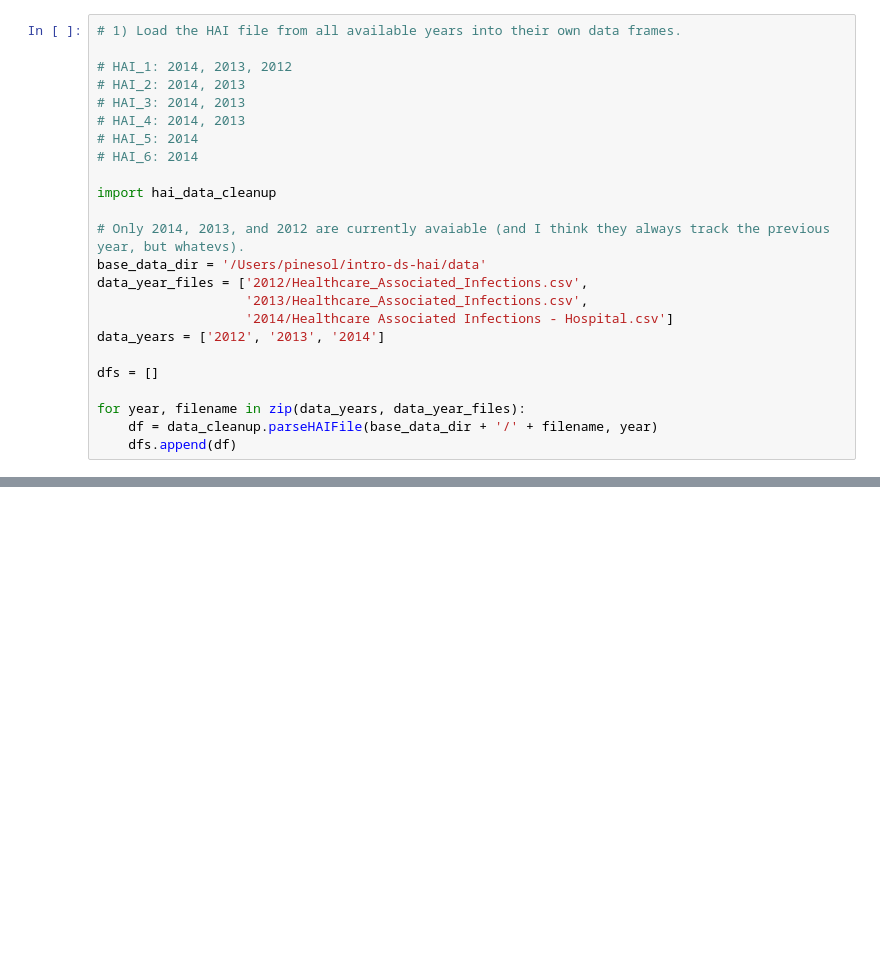
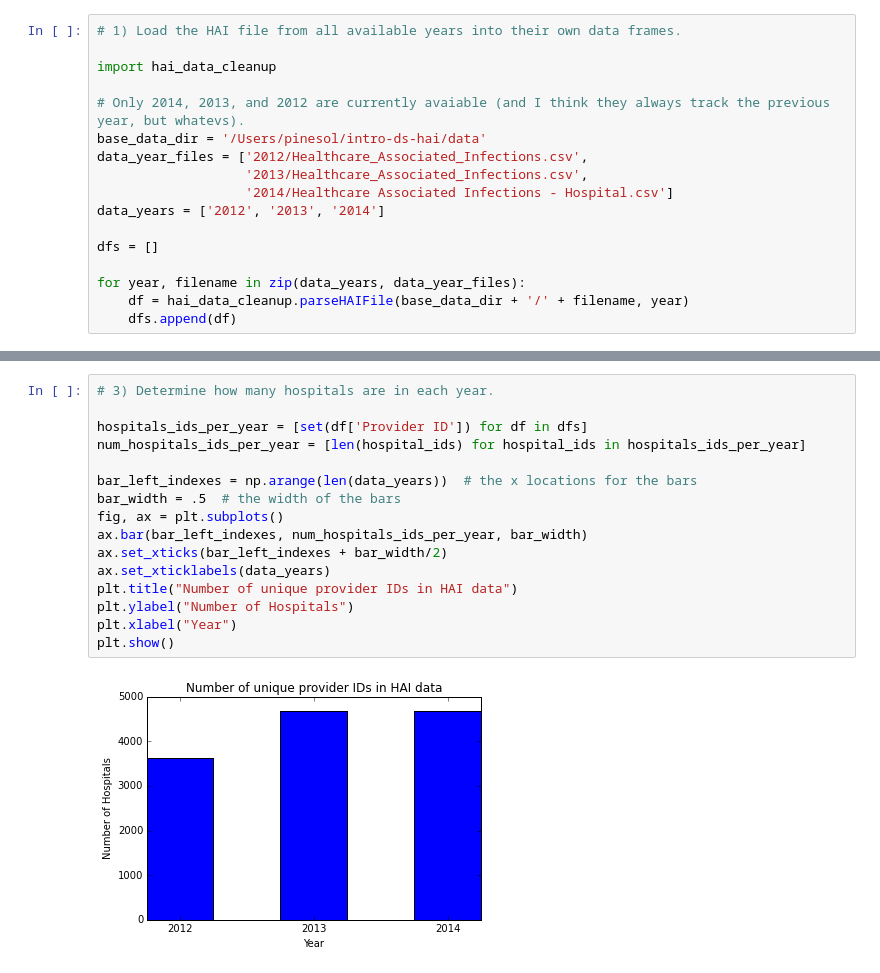
Before and after one commit to pinesol/intro-ds-hai, a Jupyter notebook: HAI_scores_over_time.ipynb, the cells around one changed output, grey strips where cells are left out. Cells and saved outputs as stored; diff of their text form; blank space fills up the shorter version.

```diff
--- a/HAI_scores_over_time.ipynb
+++ b/HAI_scores_over_time.ipynb
@@ -17,12 +24,5 @@ sys.path.append('/Users/pinesol/intro-ds-hai/src')
 # %%
 # 1) Load the HAI file from all available years into their own data frames.
-
-# HAI_1: 2014, 2013, 2012
-# HAI_2: 2014, 2013
-# HAI_3: 2014, 2013
-# HAI_4: 2014, 2013
-# HAI_5: 2014
-# HAI_6: 2014
 
 import hai_data_cleanup
 
@@ -36,5 +36,5 @@ data_years = ['2012', '2013', '2014']
 dfs = []
 
 for year, filename in zip(data_years, data_year_files):
-    df = data_cleanup.parseHAIFile(base_data_dir + '/' + filename, year)
+    df = hai_data_cleanup.parseHAIFile(base_data_dir + '/' + filename, year)
     dfs.append(df)
@@ -40,0 +55,18 @@ for year, filename in zip(data_years, data_year_files):
+# %%
+# 3) Determine how many hospitals are in each year.
+
+hospitals_ids_per_year = [set(df['Provider ID']) for df in dfs]
+num_hospitals_ids_per_year = [len(hospital_ids) for hospital_ids in hospitals_ids_per_year]
+
+bar_left_indexes = np.arange(len(data_years))  # the x locations for the bars
+bar_width = .5  # the width of the bars
+fig, ax = plt.subplots()
+ax.bar(bar_left_indexes, num_hospitals_ids_per_year, bar_width)
+ax.set_xticks(bar_left_indexes + bar_width/2)
+ax.set_xticklabels(data_years)
+plt.title("Number of unique provider IDs in HAI data")
+plt.ylabel("Number of Hospitals")
+plt.xlabel("Year")
+plt.show()
+# %% [output]
+[figure, added]
```
Also changed, not shown: parts of 6 cells of this notebook, 1 other file.
